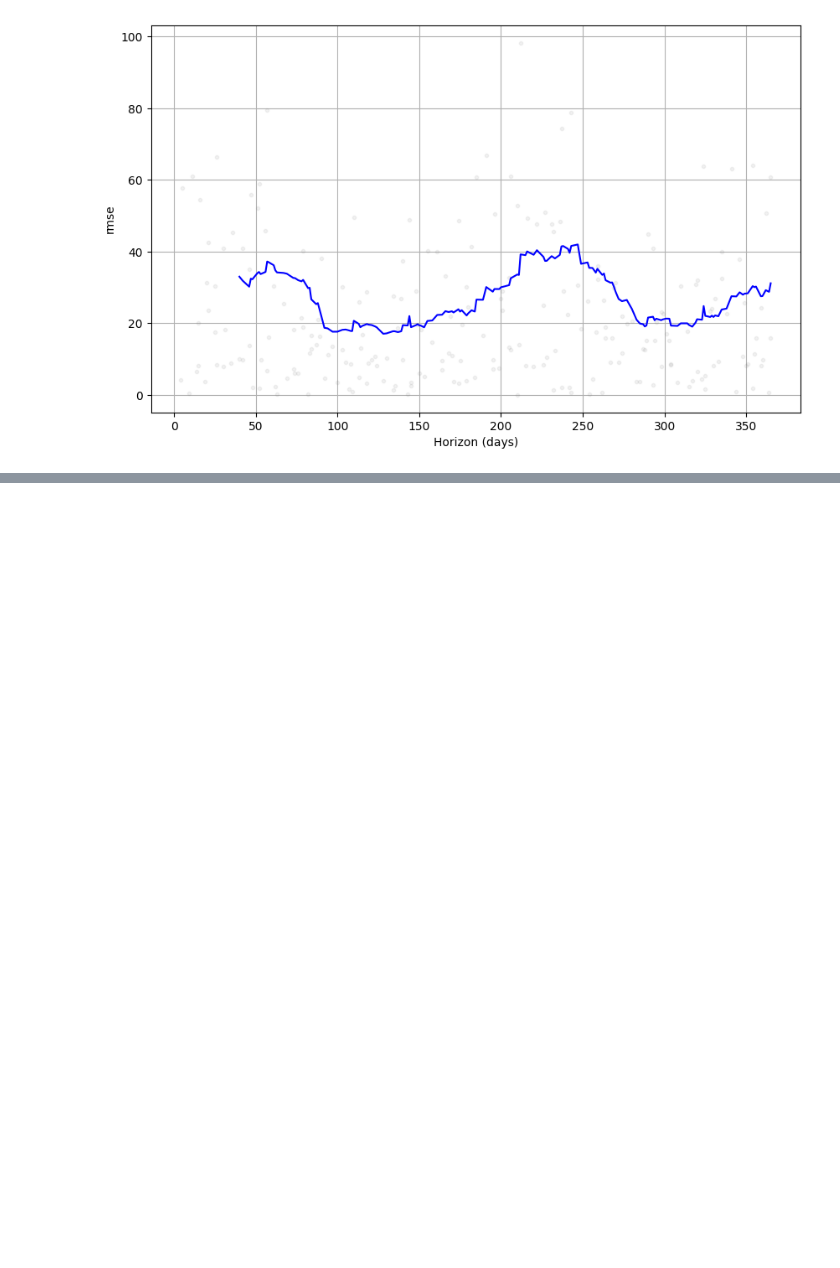
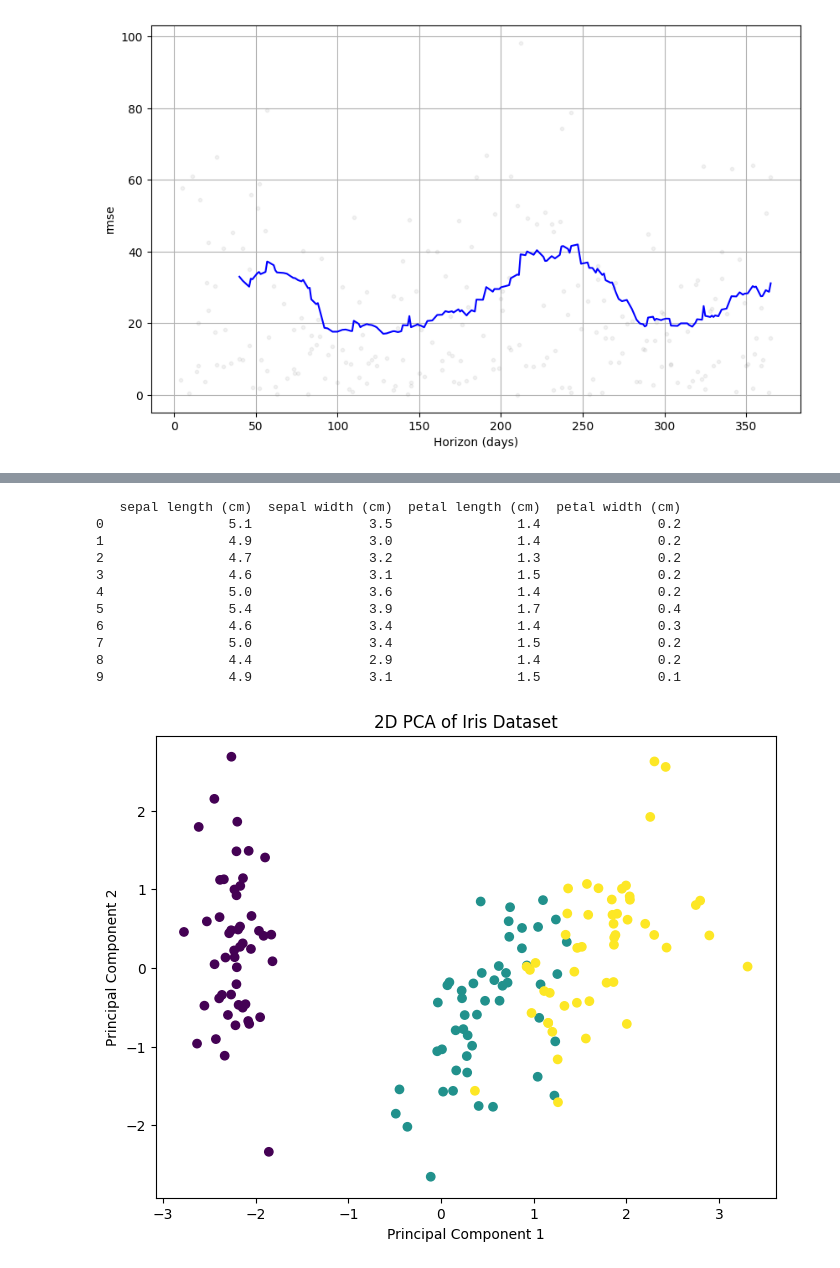
Before and after one commit to natapone/learning_ai_by_coding, a Jupyter notebook: 1-4_statistic.ipynb, the cells around one changed output, grey strips where cells are left out. Drawn from its saved outputs; the diff is of its cells as text; code cells hidden in the pictures; blank space fills up the shorter version.

```diff
--- a/1-4_statistic.ipynb
+++ b/1-4_statistic.ipynb
@@ -1091,0 +1539,44 @@ fig = plot_cross_validation_metric(df_cv, metric='rmse')
+# %%
+import pandas as pd
+import matplotlib.pyplot as plt
+from sklearn.decomposition import PCA
+from sklearn.datasets import load_iris
+from sklearn.preprocessing import StandardScaler
+
+# Loading Iris dataset
+data = load_iris()
+df = pd.DataFrame(data.data, columns=data.feature_names)
+print(df.head(10))
+
+target = data.target
+
+# Standardizing the features (important before applying PCA)
+df = StandardScaler().fit_transform(df)
+
+# Applying PCA
+pca = PCA(n_components=2)  # reducing to 2 principal components
+principal_components = pca.fit_transform(df)
+
+# Creating a DataFrame with the principal components
+pc_df = pd.DataFrame(data=principal_components, columns=['PC1', 'PC2'])
+
+# Plotting the 2 principal components
+plt.figure(figsize=(8, 6))
+plt.scatter(pc_df['PC1'], pc_df['PC2'], c=target)
+plt.xlabel('Principal Component 1')
+plt.ylabel('Principal Component 2')
+plt.title('2D PCA of Iris Dataset')
+plt.show()
+# %% [output]
+   sepal length (cm)  sepal width (cm)  petal length (cm)  petal width (cm)
+0                5.1               3.5                1.4               0.2
+1                4.9               3.0                1.4               0.2
+2                4.7               3.2                1.3               0.2
+3                4.6               3.1                1.5               0.2
+4                5.0               3.6                1.4               0.2
+5                5.4               3.9                1.7               0.4
+6                4.6               3.4                1.4               0.3
+7                5.0               3.4                1.5               0.2
+8                4.4               2.9                1.4               0.2
+9                4.9               3.1                1.5               0.1
+[figure, added]
```
Also changed, not shown: parts of 49 cells of this notebook.
